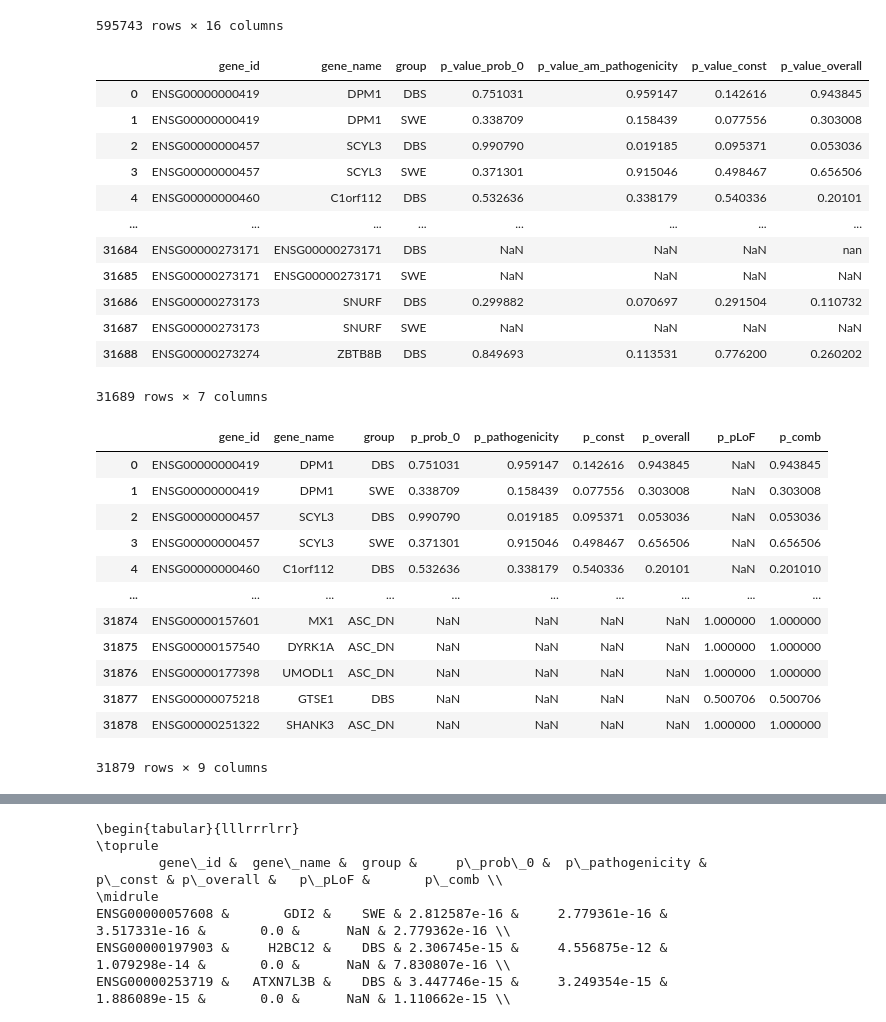
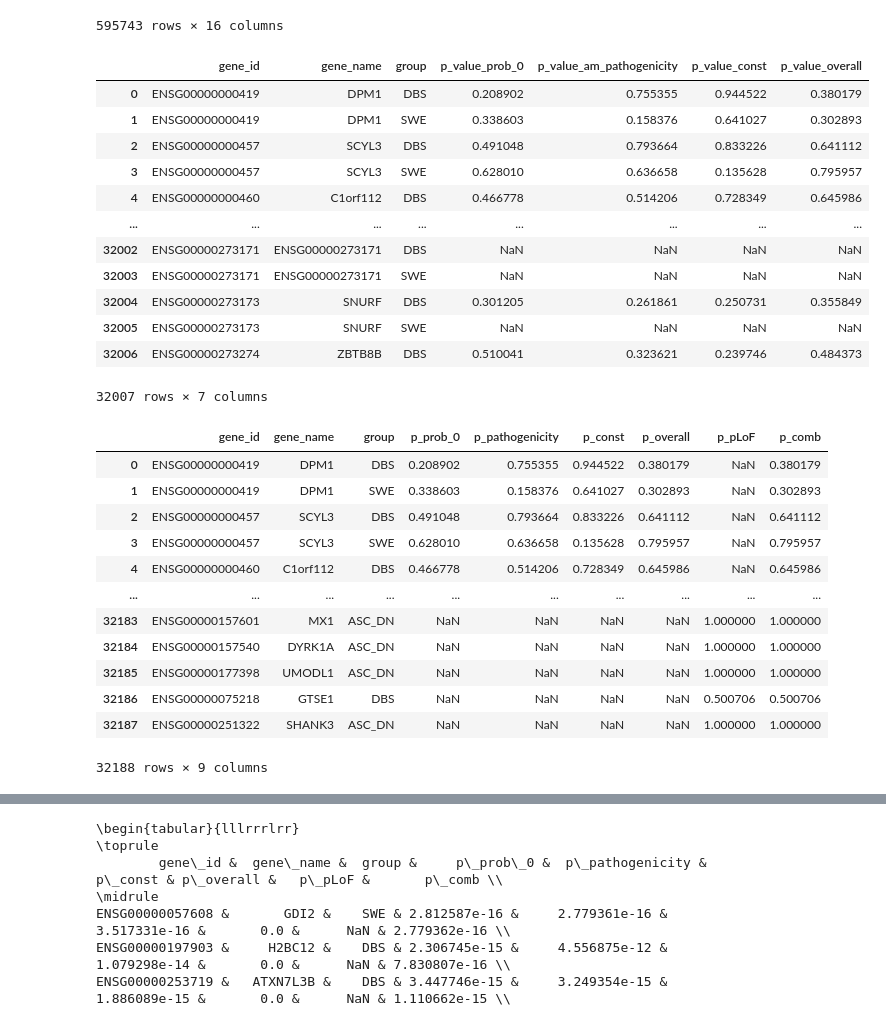
Before and after one commit to healthcare-medicine-ai/wgs-constraint-llm, a Jupyter notebook: Autism Analysis.ipynb, the cells around one changed output, grey strips where cells are left out. Saved outputs shown, nothing was run; the diff lists cells and outputs as text; code cells hidden in the pictures.

```diff
--- a/Autism Analysis.ipynb
+++ b/Autism Analysis.ipynb
@@ -623,51 +623,51 @@ for current_combination, gene_data in tqdm(grouped_data, desc="Processing genes"
 
     # Meta-regression model for the current gene
     X = sm.add_constant(gene_data[['prob_0', 'am_pathogenicity']])
-    y = np.log(gene_data['effect_size'])
-    weights = 1 / np.sqrt(gene_data['var_effect_size'])
+    y = gene_data['effect_size']
+    weights = 1 / gene_data['var_effect_size']
 
     try:
         model = sm.WLS(y, X, weights=weights, missing='drop').fit()
 
         # Append results to the list
         results.append({
             'gene_id': current_gene,
             'gene_name': current_name,
             'group': current_group,
             'p_value_prob_0': model.pvalues['prob_0'],
             'p_value_am_pathogenicity': model.pvalues['am_pathogenicity'],
             'p_value_const': model.pvalues['const'],
             'p_value_overall': model.f_pvalue
         })
 #         print(model.summary())
 #         break
 
     except:
 #         print(f"Skipping gene {current_gene} of group {current_group} due to an exception.")
         pass
 
 # Create a DataFrame from the results
 p_values_df = pd.DataFrame(results)
 
 # Save the DataFrame to a compressed CSV file
 p_values_df.to_csv(results_path + "constraint_am_aut_pvalues.tsv.gz", index=False, compression='gzip', sep='\t')
 
 # Display the DataFrame
 p_values_df
 # %% [output]
 |  | gene_id | gene_name | group | p_value_prob_0 | p_value_am_pathogenicity | p_value_const | p_value_overall |
-| 0 | ENSG00000000419 | DPM1 | DBS | 0.751031 | 0.959147 | 0.142616 | 0.943845 |
-| 1 | ENSG00000000419 | DPM1 | SWE | 0.338709 | 0.158439 | 0.077556 | 0.303008 |
-| 2 | ENSG00000000457 | SCYL3 | DBS | 0.990790 | 0.019185 | 0.095371 | 0.053036 |
-| 3 | ENSG00000000457 | SCYL3 | SWE | 0.371301 | 0.915046 | 0.498467 | 0.656506 |
-| 4 | ENSG00000000460 | C1orf112 | DBS | 0.532636 | 0.338179 | 0.540336 | 0.20101 |
+| 0 | ENSG00000000419 | DPM1 | DBS | 0.208902 | 0.755355 | 0.944522 | 0.380179 |
+| 1 | ENSG00000000419 | DPM1 | SWE | 0.338603 | 0.158376 | 0.641027 | 0.302893 |
+| 2 | ENSG00000000457 | SCYL3 | DBS | 0.491048 | 0.793664 | 0.833226 | 0.641112 |
+| 3 | ENSG00000000457 | SCYL3 | SWE | 0.628010 | 0.636658 | 0.135628 | 0.795957 |
+| 4 | ENSG00000000460 | C1orf112 | DBS | 0.466778 | 0.514206 | 0.728349 | 0.645986 |
 | ... | ... | ... | ... | ... | ... | ... | ... |
-| 31684 | ENSG00000273171 | ENSG00000273171 | DBS | NaN | NaN | NaN | nan |
-| 31685 | ENSG00000273171 | ENSG00000273171 | SWE | NaN | NaN | NaN | NaN |
-| 31686 | ENSG00000273173 | SNURF | DBS | 0.299882 | 0.070697 | 0.291504 | 0.110732 |
-| 31687 | ENSG00000273173 | SNURF | SWE | NaN | NaN | NaN | NaN |
-| 31688 | ENSG00000273274 | ZBTB8B | DBS | 0.849693 | 0.113531 | 0.776200 | 0.260202 |
+| 32002 | ENSG00000273171 | ENSG00000273171 | DBS | NaN | NaN | NaN | NaN |
+| 32003 | ENSG00000273171 | ENSG00000273171 | SWE | NaN | NaN | NaN | NaN |
+| 32004 | ENSG00000273173 | SNURF | DBS | 0.301205 | 0.261861 | 0.250731 | 0.355849 |
+| 32005 | ENSG00000273173 | SNURF | SWE | NaN | NaN | NaN | NaN |
+| 32006 | ENSG00000273274 | ZBTB8B | DBS | 0.510041 | 0.323621 | 0.239746 | 0.484373 |
-31689 rows × 7 columns
+32007 rows × 7 columns
 # %%
 # significant_genes_df = pd.read_csv(results_path + 'aut_rgc_constraint_pvalues.tsv.gz', sep='\t')
 # p_values_df = pd.read_csv(results_path + 'constraint_am_aut_pvalues.tsv.gz', sep='\t')
@@ -683,18 +683,18 @@ joined_p_values_df.rename(columns={'p_value_prob_0': 'p_prob_0', 'p_value_am_pat
 joined_p_values_df
 # %% [output]
 |  | gene_id | gene_name | group | p_prob_0 | p_pathogenicity | p_const | p_overall | p_pLoF | p_comb |
-| 0 | ENSG00000000419 | DPM1 | DBS | 0.751031 | 0.959147 | 0.142616 | 0.943845 | NaN | 0.943845 |
-| 1 | ENSG00000000419 | DPM1 | SWE | 0.338709 | 0.158439 | 0.077556 | 0.303008 | NaN | 0.303008 |
-| 2 | ENSG00000000457 | SCYL3 | DBS | 0.990790 | 0.019185 | 0.095371 | 0.053036 | NaN | 0.053036 |
-| 3 | ENSG00000000457 | SCYL3 | SWE | 0.371301 | 0.915046 | 0.498467 | 0.656506 | NaN | 0.656506 |
-| 4 | ENSG00000000460 | C1orf112 | DBS | 0.532636 | 0.338179 | 0.540336 | 0.20101 | NaN | 0.201010 |
+| 0 | ENSG00000000419 | DPM1 | DBS | 0.208902 | 0.755355 | 0.944522 | 0.380179 | NaN | 0.380179 |
+| 1 | ENSG00000000419 | DPM1 | SWE | 0.338603 | 0.158376 | 0.641027 | 0.302893 | NaN | 0.302893 |
+| 2 | ENSG00000000457 | SCYL3 | DBS | 0.491048 | 0.793664 | 0.833226 | 0.641112 | NaN | 0.641112 |
+| 3 | ENSG00000000457 | SCYL3 | SWE | 0.628010 | 0.636658 | 0.135628 | 0.795957 | NaN | 0.795957 |
+| 4 | ENSG00000000460 | C1orf112 | DBS | 0.466778 | 0.514206 | 0.728349 | 0.645986 | NaN | 0.645986 |
 | ... | ... | ... | ... | ... | ... | ... | ... | ... | ... |
-| 31874 | ENSG00000157601 | MX1 | ASC_DN | NaN | NaN | NaN | NaN | 1.000000 | 1.000000 |
-| 31875 | ENSG00000157540 | DYRK1A | ASC_DN | NaN | NaN | NaN | NaN | 1.000000 | 1.000000 |
-| 31876 | ENSG00000177398 | UMODL1 | ASC_DN | NaN | NaN | NaN | NaN | 1.000000 | 1.000000 |
-| 31877 | ENSG00000075218 | GTSE1 | DBS | NaN | NaN | NaN | NaN | 0.500706 | 0.500706 |
-| 31878 | ENSG00000251322 | SHANK3 | ASC_DN | NaN | NaN | NaN | NaN | 1.000000 | 1.000000 |
+| 32183 | ENSG00000157601 | MX1 | ASC_DN | NaN | NaN | NaN | NaN | 1.000000 | 1.000000 |
+| 32184 | ENSG00000157540 | DYRK1A | ASC_DN | NaN | NaN | NaN | NaN | 1.000000 | 1.000000 |
+| 32185 | ENSG00000177398 | UMODL1 | ASC_DN | NaN | NaN | NaN | NaN | 1.000000 | 1.000000 |
+| 32186 | ENSG00000075218 | GTSE1 | DBS | NaN | NaN | NaN | NaN | 0.500706 | 0.500706 |
+| 32187 | ENSG00000251322 | SHANK3 | ASC_DN | NaN | NaN | NaN | NaN | 1.000000 | 1.000000 |
-31879 rows × 9 columns
+32188 rows × 9 columns
 # %%
 # filter_mask = (joined_p_values_df['p_comb'] < 1e-4) | (joined_p_values_df['p_value_overall'] < 1e-4)
 filter_mask = (joined_p_values_df['p_comb'] < 1e-4) | (joined_p_values_df['p_prob_0'] < 1e-4)
```
Also changed, not shown: parts of 3 cells of this notebook.
